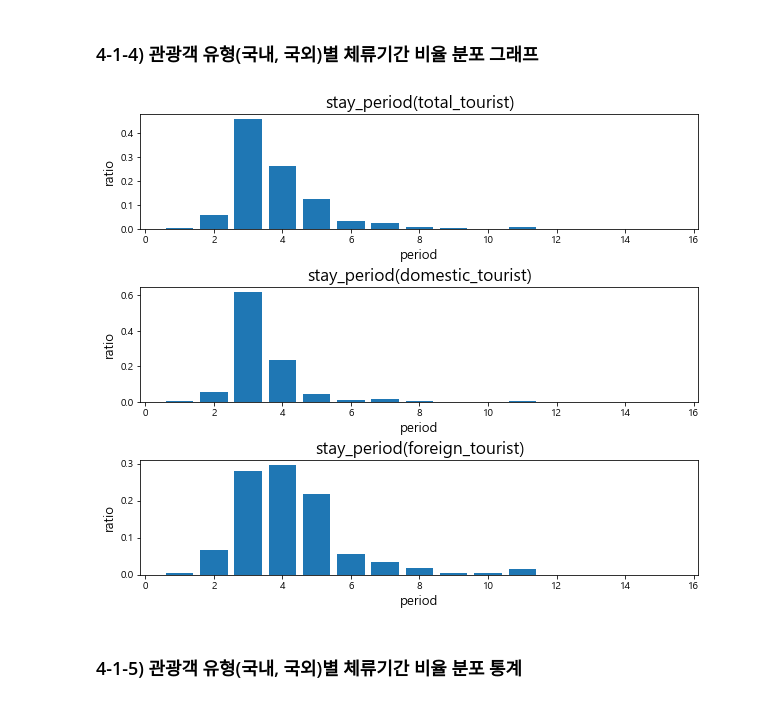
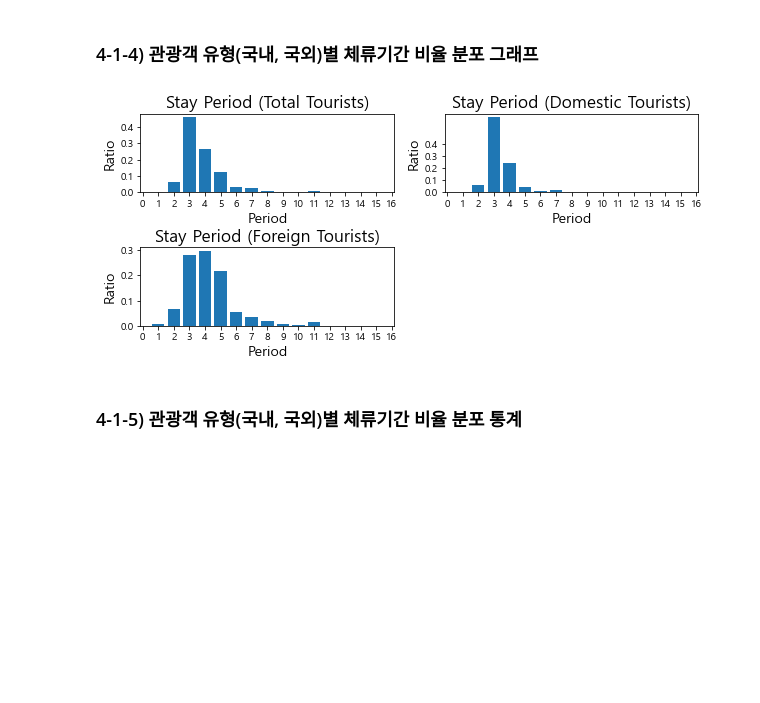
Before and after one commit to hoonisone/2020_jeju-bus-tag_data-analysis, a Jupyter notebook: main/1. 데이터 전처리/1. 이용자&정류장 추출.ipynb, the cells around one changed output. Drawn from its saved outputs; the diff is of its cells as text; code cells hidden in the pictures; blank space fills up the shorter version.

Commit message:
adjust graph expression

```diff
--- a/main/1. 데이터 전처리/1. 이용자&정류장 추출.ipynb
+++ b/main/1. 데이터 전처리/1. 이용자&정류장 추출.ipynb
@@ -745,36 +744,39 @@ jeju_stay_period_df
 # %%
 # df에서 x와 y속성을 넘기면 해당 데이터에 대한 막대그래프을 생성하여 반환
 def draw_bar_graph_from_df_by_one_column(df, x_column, y_column, title, x_label, y_label):
     df = df[[x_column, y_column]]
     x = df[x_column]
     y = df[y_column]
     plt.title(title, fontsize=17)
-    plt.xlabel(x_label, fontsize = 13)
-    plt.ylabel(y_label, fontsize = 13)
+    plt.xlabel(x_label, fontsize = 14)
+    plt.ylabel(y_label, fontsize = 14)
     return plt.bar(x, y)
 
 # df에서 x와 y속성들에 대한 막대그래프를 생성하여 반환
 def draw_bar_graph_from_df_by_all_columns(df, x_column, y_columns, titles, x_label, y_label):
     n = len(y_columns)
     for i in range(n):
-        plt.subplot(n, 1, i+1)
+        plt.subplot(n, 2, i+1)
+        plt.xticks(np.arange(0, 17, 1))
+        plt.yticks(np.arange(0, 0.5, 0.1))
         draw_bar_graph_from_df_by_one_column(df, x_column, y_columns[i], titles[i], x_label, y_label)
 
         jeju_stay_period_df
+
 
 y_columns = ["total_tourist",
              "domestic_tourist",
              "foreign_tourist"]
 
-titles    = ["stay_period(total_tourist)",
-             "stay_period(domestic_tourist)",
-             "stay_period(foreign_tourist)"]
+titles    = ["Stay Period (Total Tourists)",
+             "Stay Period (Domestic Tourists)",
+             "Stay Period (Foreign Tourists)"]
 
 plt.figure(figsize=(10, 8))
-plt.subplots_adjust(left=0.125, bottom=0.1, right=0.9, top=0.9, wspace=0.2, hspace=0.5)
-draw_bar_graph_from_df_by_all_columns(jeju_stay_period_df, "period", y_columns, titles, "period", "ratio")
+plt.subplots_adjust(left=0.125, bottom=0.1, right=0.9, top=0.7, wspace=0.2, hspace=0.7)
+draw_bar_graph_from_df_by_all_columns(jeju_stay_period_df, "period", y_columns, titles, "Period", "Ratio")
 # %% [output]
-[figure, old version]
+[figure, new version]
 # %% [markdown]
 ### 4-1-5) 관광객 유형(국내, 국외)별 체류기간 비율 분포 통계
 # %%
```
Also changed, not shown: parts of 25 cells of this notebook, 7 other files.
